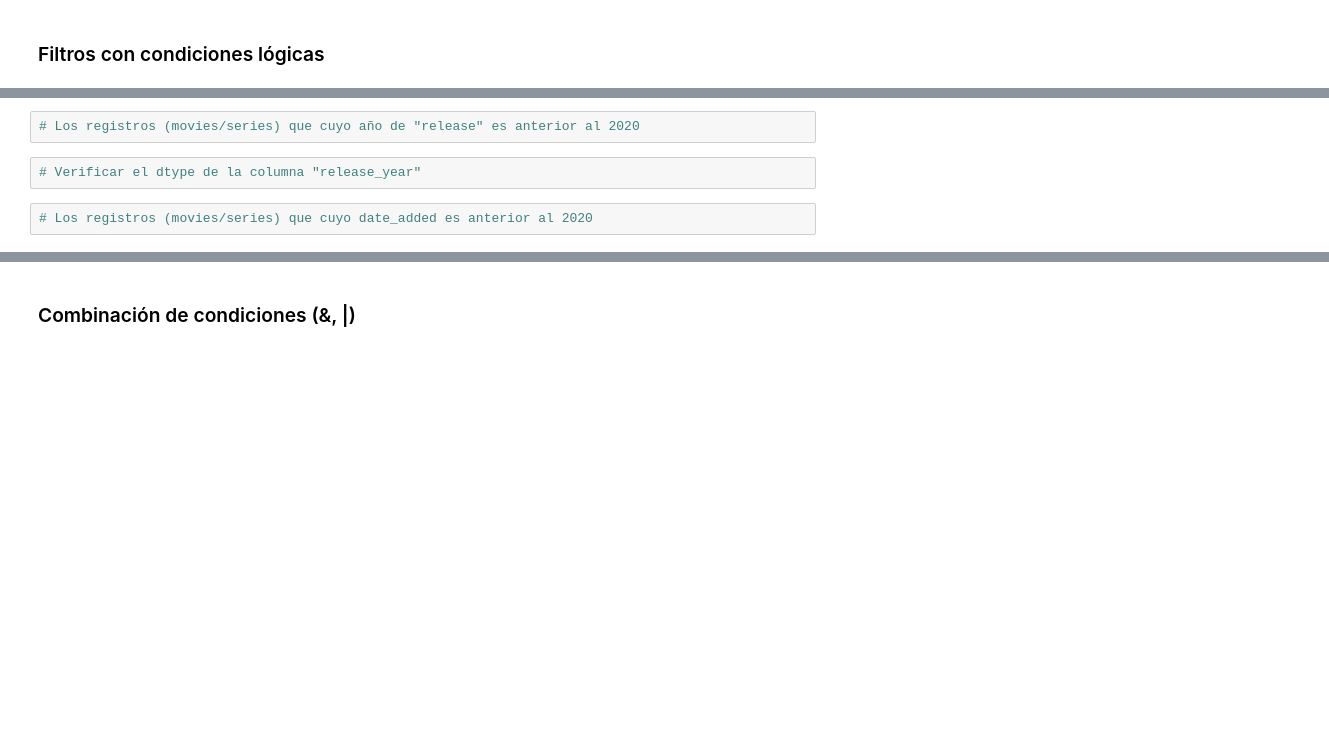
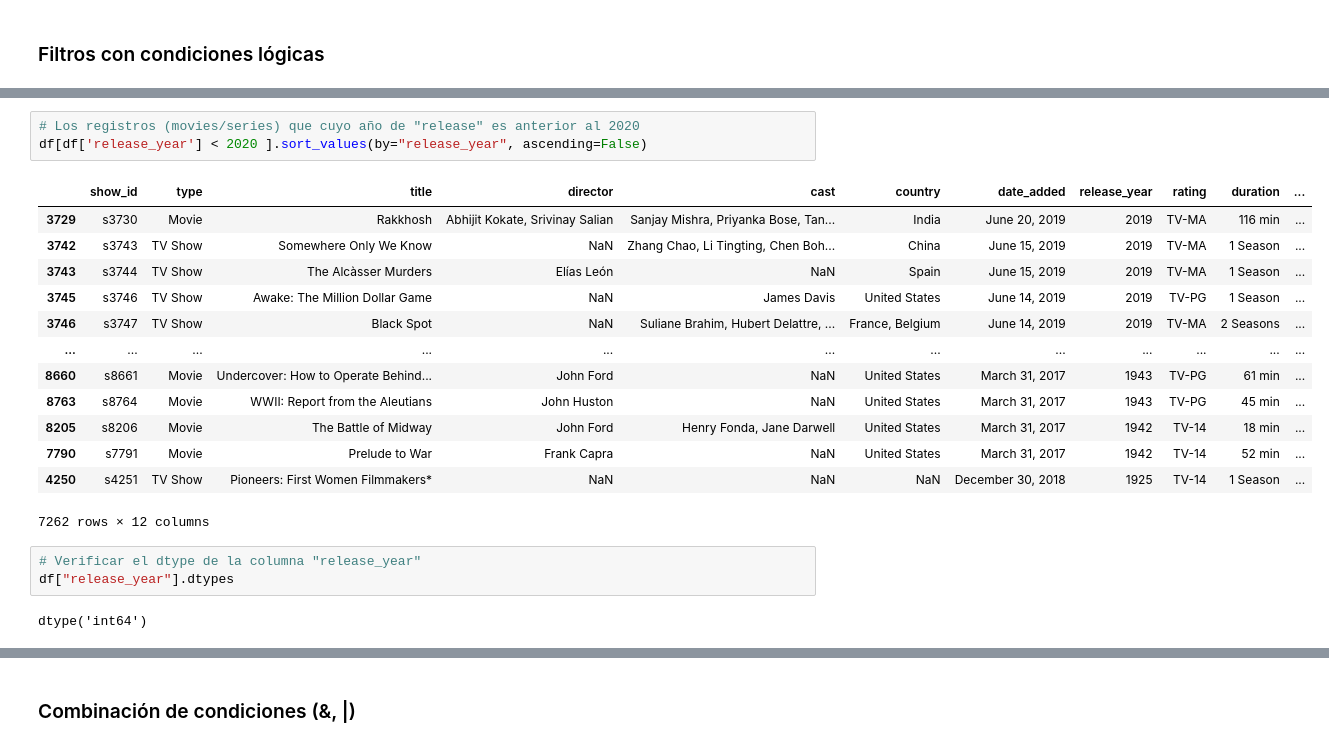
Before and after one commit to FerJGit/TT-2C2025-Data-Analitycs-Notebooks, a Jupyter notebook: Clase_6/Mis_Archivos/Clase_06_NB1.ipynb, the cells around one changed output, grey strips where cells are left out. Drawn from its saved outputs; the diff is of its cells as text; blank space fills up the shorter version.

```diff
--- a/Clase_6/Mis_Archivos/Clase_06_NB1.ipynb
+++ b/Clase_6/Mis_Archivos/Clase_06_NB1.ipynb
@@ -49,6 +216,22 @@ df = pd.read_csv("/content/drive/MyDrive/datasets/netflix_titles.csv")
 # %%
 # Los registros (movies/series) que cuyo año de "release" es anterior al 2020
+df[df['release_year'] < 2020 ].sort_values(by="release_year", ascending=False)
+# %% [output]
+|  | show_id | type | title | director | cast | country | date_added | release_year | rating | duration | ... |
+| 3729 | s3730 | Movie | Rakkhosh | Abhijit Kokate, Srivinay Salian | Sanjay Mishra, Priyanka Bose, Tan... | India | June 20, 2019 | 2019 | TV-MA | 116 min | ... |
+| 3742 | s3743 | TV Show | Somewhere Only We Know | NaN | Zhang Chao, Li Tingting, Chen Boh... | China | June 15, 2019 | 2019 | TV-MA | 1 Season | ... |
+| 3743 | s3744 | TV Show | The Alcàsser Murders | Elías León | NaN | Spain | June 15, 2019 | 2019 | TV-MA | 1 Season | ... |
+| 3745 | s3746 | TV Show | Awake: The Million Dollar Game | NaN | James Davis | United States | June 14, 2019 | 2019 | TV-PG | 1 Season | ... |
+| 3746 | s3747 | TV Show | Black Spot | NaN | Suliane Brahim, Hubert Delattre, ... | France, Belgium | June 14, 2019 | 2019 | TV-MA | 2 Seasons | ... |
+| ... | ... | ... | ... | ... | ... | ... | ... | ... | ... | ... | ... |
+| 8660 | s8661 | Movie | Undercover: How to Operate Behind... | John Ford | NaN | United States | March 31, 2017 | 1943 | TV-PG | 61 min | ... |
+| 8763 | s8764 | Movie | WWII: Report from the Aleutians | John Huston | NaN | United States | March 31, 2017 | 1943 | TV-PG | 45 min | ... |
+| 8205 | s8206 | Movie | The Battle of Midway | John Ford | Henry Fonda, Jane Darwell | United States | March 31, 2017 | 1942 | TV-14 | 18 min | ... |
+| 7790 | s7791 | Movie | Prelude to War | Frank Capra | NaN | United States | March 31, 2017 | 1942 | TV-14 | 52 min | ... |
+| 4250 | s4251 | TV Show | Pioneers: First Women Filmmakers* | NaN | NaN | NaN | December 30, 2018 | 1925 | TV-14 | 1 Season | ... |
+7262 rows × 12 columns
 # %%
 # Verificar el dtype de la columna "release_year"
+df["release_year"].dtypes
+# %% [output]
+dtype('int64')
-# %%
-# Los registros (movies/series) que cuyo date_added es anterior al 2020
```
Also changed, not shown: parts of 25 cells of this notebook.
